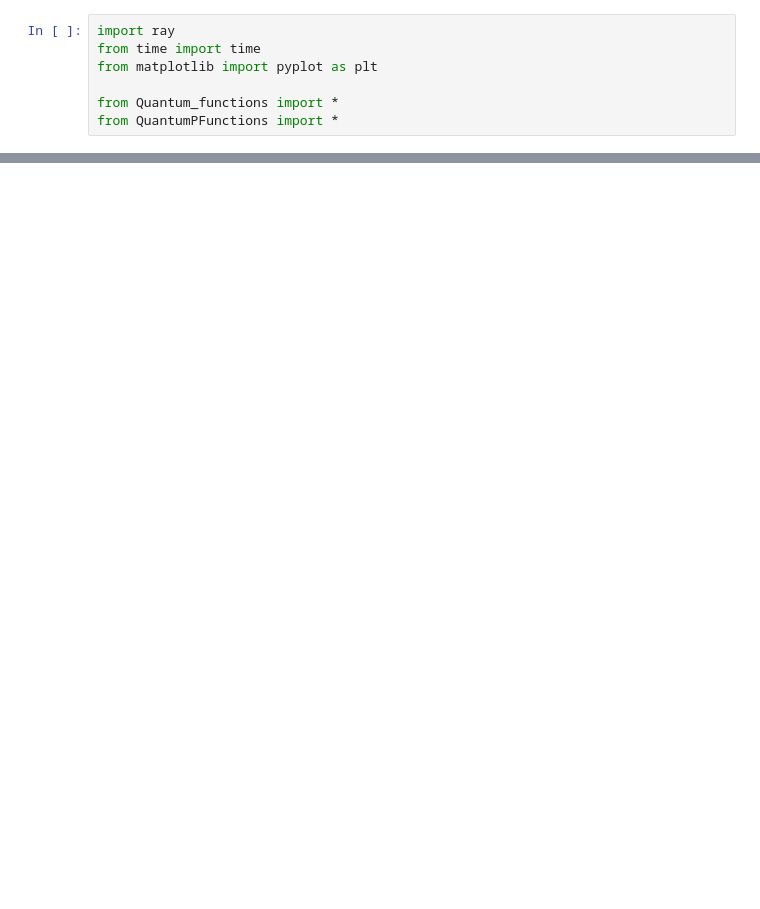
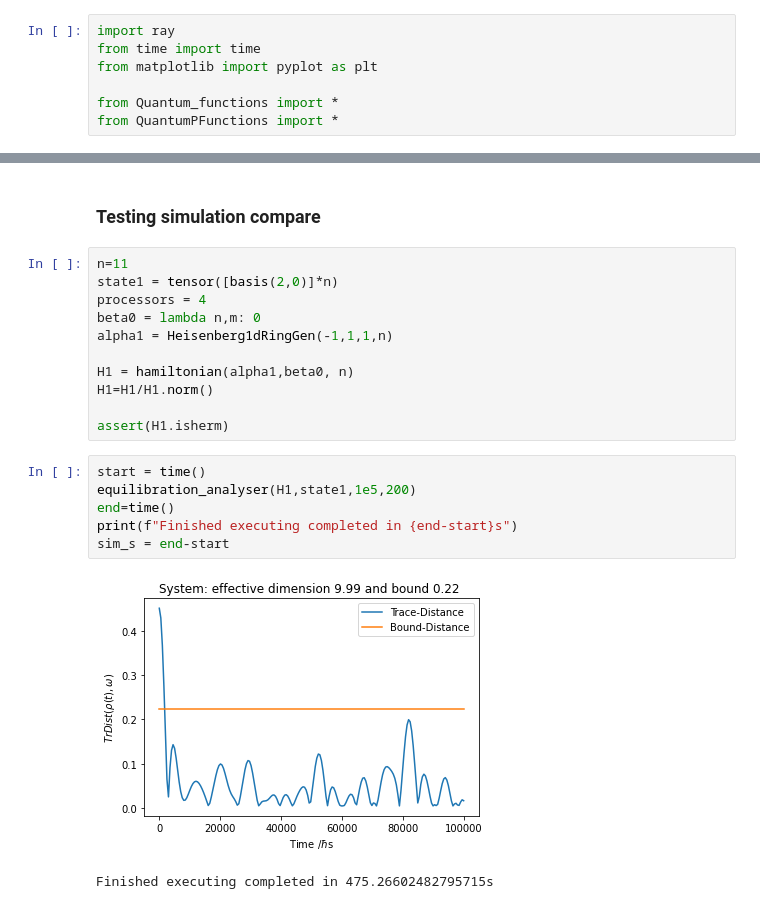
Before and after one commit to oliverimc/MSci-Project-Quantum-Thermalisation, a Jupyter notebook: MastersV2Cluster.ipynb, the cells around one changed output, grey strips where cells are left out. Cells and saved outputs as stored; diff of their text form; blank space fills up the shorter version.

Commit message:
Sped up energy trace compare and started simulation

```diff
--- a/MastersV2Cluster.ipynb
+++ b/MastersV2Cluster.ipynb
@@ -97,0 +80,22 @@ System obtains a speedup of 1.4853616043938034 using 4 processors
+# %% [markdown]
+### Testing simulation compare
+# %%
+n=11
+state1 = tensor([basis(2,0)]*n)
+processors = 4
+beta0 = lambda n,m: 0
+alpha1 = Heisenberg1dRingGen(-1,1,1,n)
+
+H1 = hamiltonian(alpha1,beta0, n)
+H1=H1/H1.norm()
+
+assert(H1.isherm)
+# %%
+start = time()
+equilibration_analyser(H1,state1,1e5,200)
+end=time()
+print(f"Finished executing completed in {end-start}s")
+sim_s = end-start
+# %% [output]
+[figure, added]
+Finished executing completed in 475.26602482795715s
```
Also changed, not shown: parts of 8 cells of this notebook, 2 other files.
